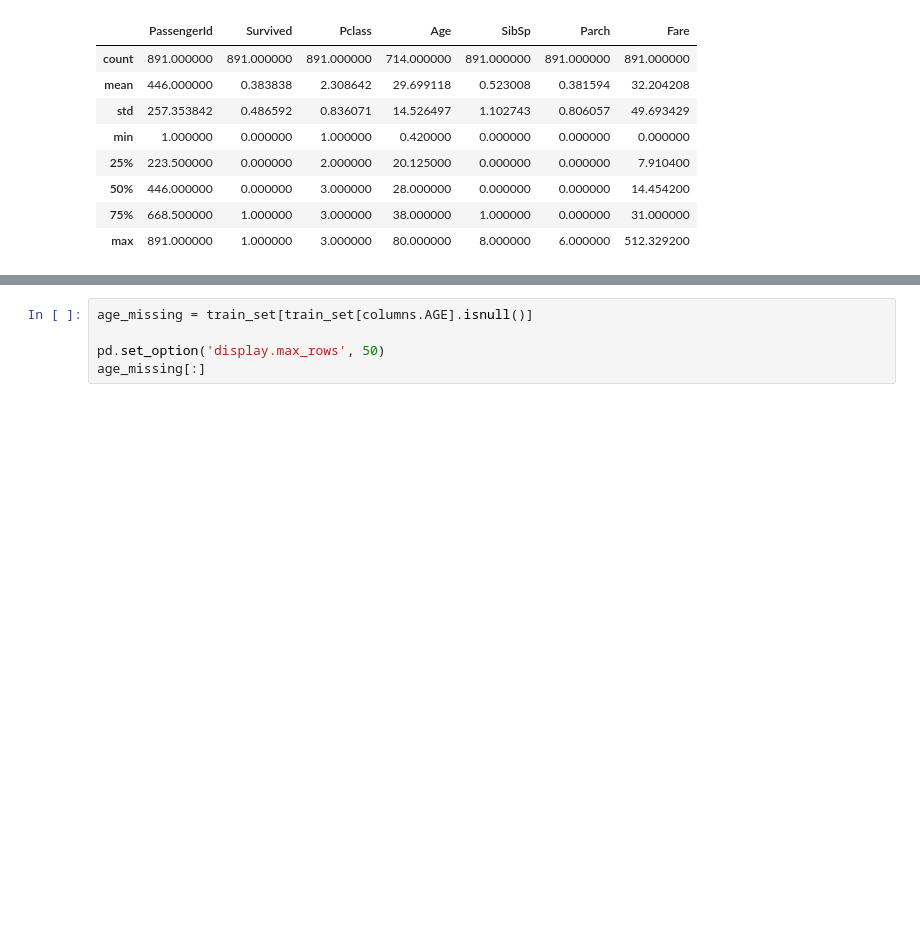
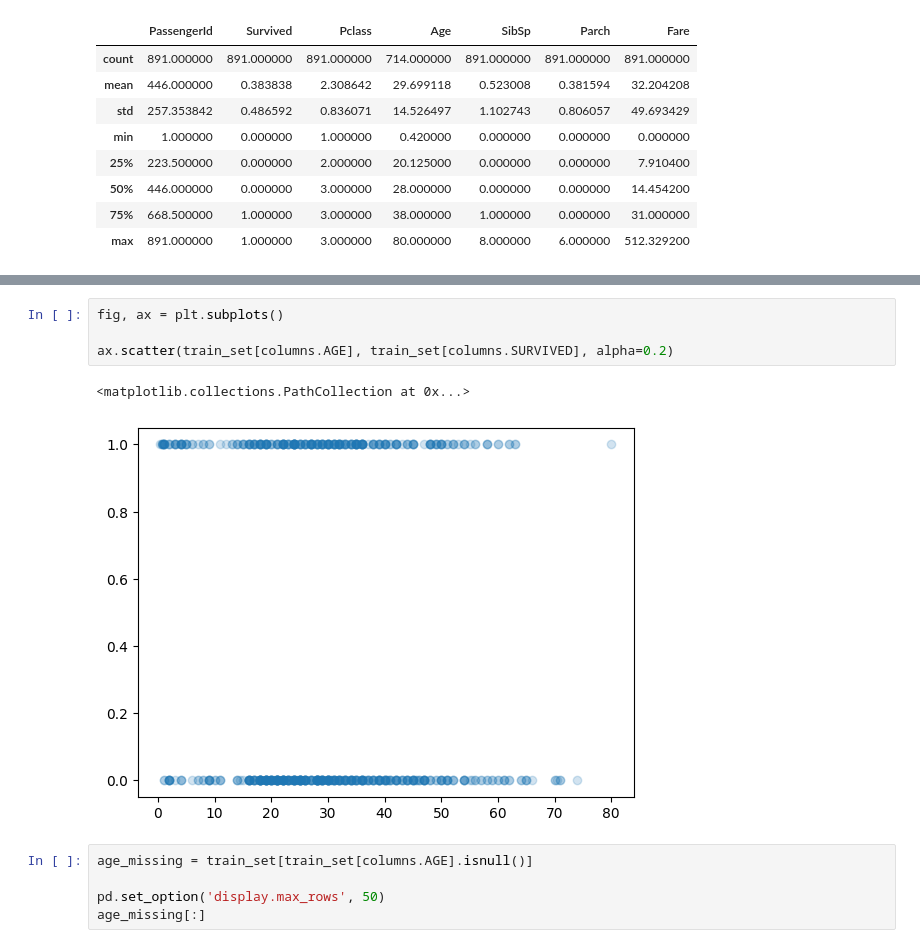
Before and after one commit to el-mike/ml-shenanigans, a Jupyter notebook: titanic/data_explorer.ipynb, the cells around one changed output, grey strips where cells are left out. Drawn from its saved outputs; the diff is of its cells as text; blank space fills up the shorter version.

```diff
--- a/titanic/data_explorer.ipynb
+++ b/titanic/data_explorer.ipynb
@@ -89,3 +109,10 @@ plot_survived_by_category([
+# %%
+fig, ax = plt.subplots()
+
+ax.scatter(train_set[columns.AGE], train_set[columns.SURVIVED], alpha=0.2)
+# %% [output]
+<matplotlib.collections.PathCollection at 0x...>
+[figure, added]
 # %%
 age_missing = train_set[train_set[columns.AGE].isnull()]
 
```
Also changed, not shown: parts of 3 cells of this notebook, 1 other file.
